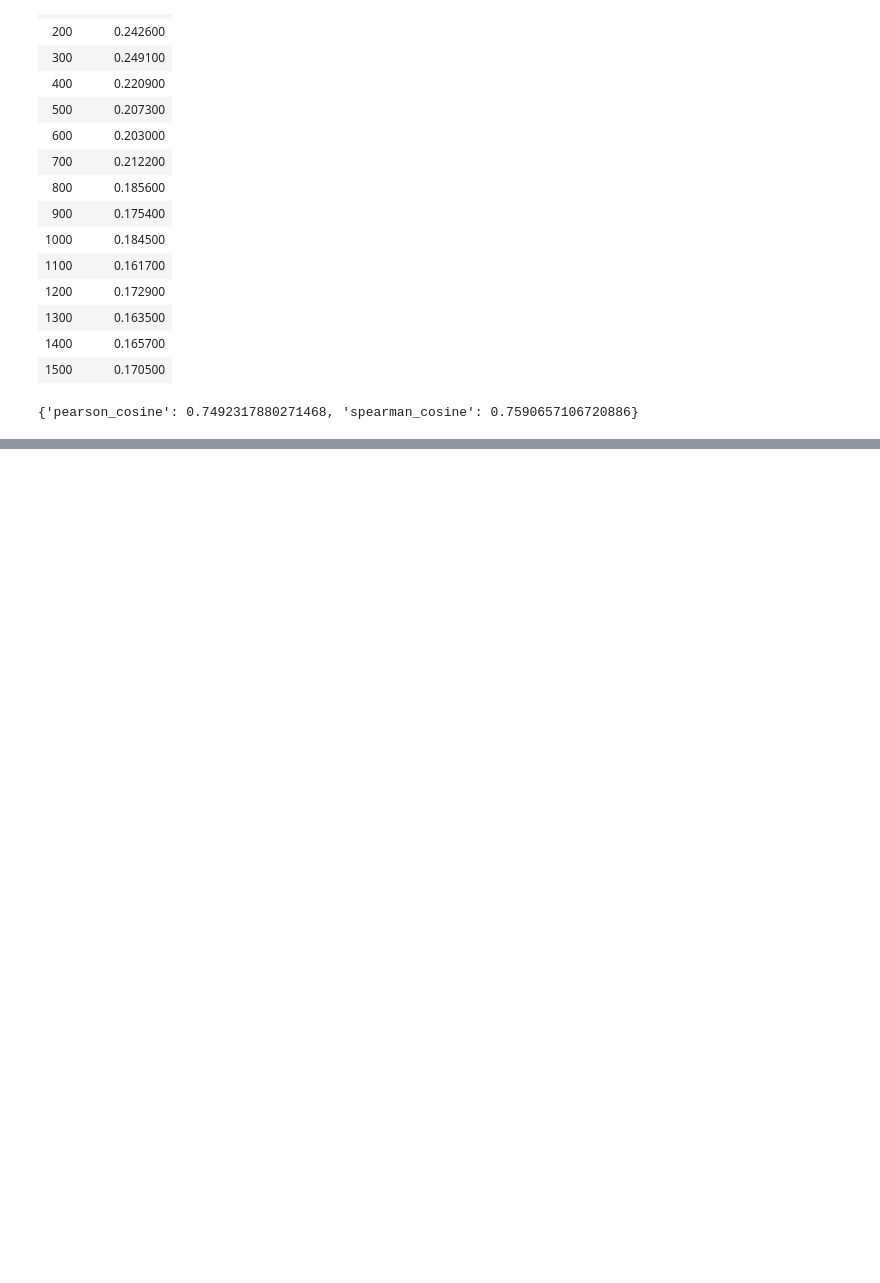
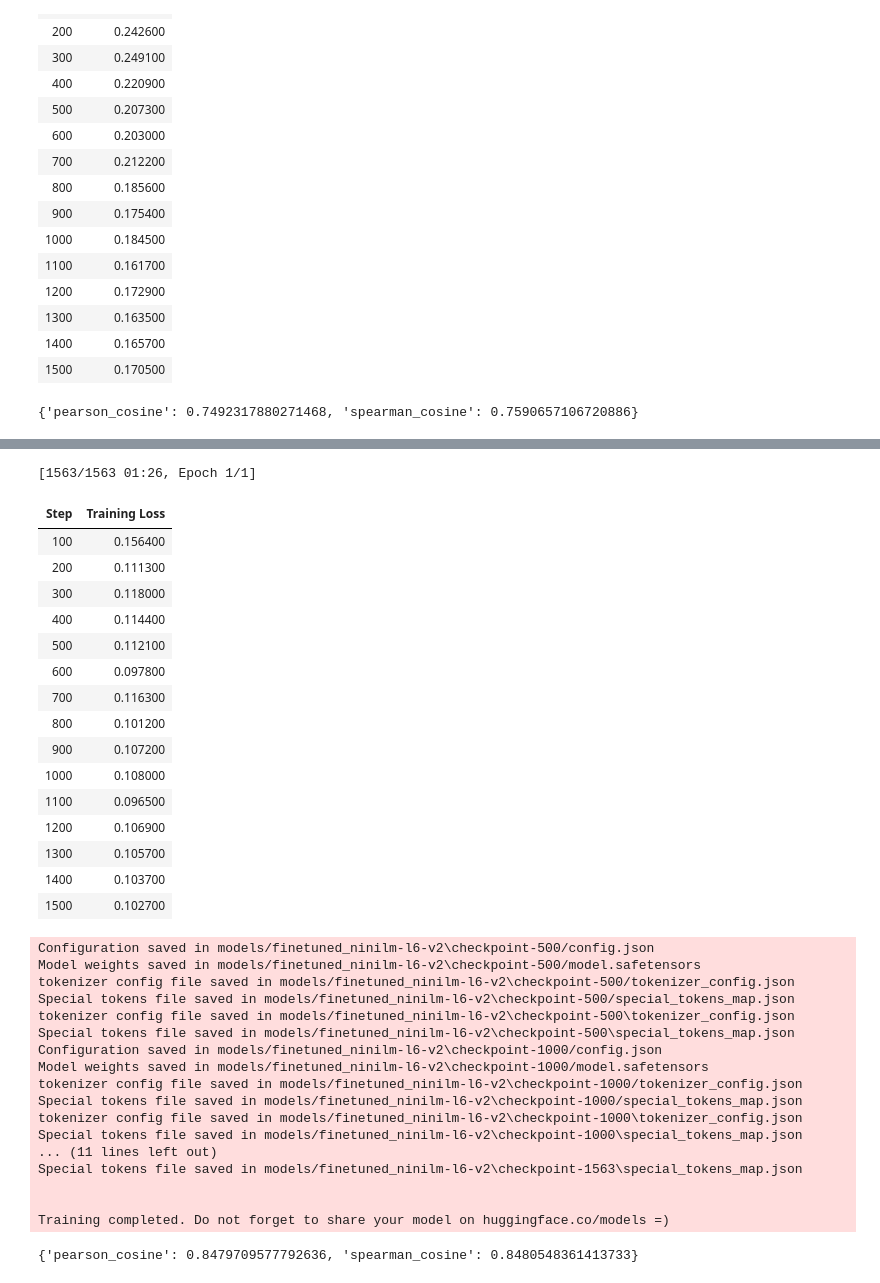
Before and after one commit to ParryingDagger/llm-hands-on, a Jupyter notebook: c10-build-embedding-model.ipynb, the cells around one changed output, grey strips where cells are left out. Cells and saved outputs as stored; diff of their text form; code cells hidden in the pictures; blank space fills up the shorter version.

Commit message:
finetune

```diff
--- a/c10-build-embedding-model.ipynb
+++ b/c10-build-embedding-model.ipynb
@@ -291,0 +296,42 @@ No sentence-transformers model found with name bert-base-uncased. Creating a new
+# %%
+from datasets import load_dataset
+from sentence_transformers.evaluation import EmbeddingSimilarityEvaluator
+from sentence_transformers import losses, SentenceTransformer
+from sentence_transformers.trainer import SentenceTransformerTrainer
+from sentence_transformers.training_args import SentenceTransformerTrainingArguments
+
+
+train_dataset = load_dataset('glue', 'mnli', split='train').select(range(50_000))
+train_dataset = train_dataset.remove_columns('idx')
+
+val_sts = load_dataset('glue', 'stsb', split='validation')
+evaluator = EmbeddingSimilarityEvaluator(
+    sentences1=val_sts['sentence1'],
+    sentences2=val_sts['sentence2'],
+    scores=[score/5 for score in val_sts['label']],
+    main_similarity='cosine',
+)
+
+embedding_model = SentenceTransformer('sentence-transformers/all-MiniLM-L6-v2')
+train_loss = losses.MultipleNegativesRankingLoss(embedding_model)
+args = SentenceTransformerTrainingArguments(
+    output_dir='models/finetuned_ninilm-l6-v2',
+    num_train_epochs=1,
+    per_device_train_batch_size=32,
+    per_device_eval_batch_size=32,
+    warmup_steps=100,
+    fp16=True,
+    eval_steps=100,
+    logging_steps=100,
+)
+trainer = SentenceTransformerTrainer(
+    model=embedding_model,
+    args=args,
+    train_dataset=train_dataset,
+    loss=train_loss,
+    evaluator=evaluator,
+)
+
+trainer.train()
+evaluator(embedding_model)
+# %% [output]
@@ -291,0 +381,35 @@ No sentence-transformers model found with name bert-base-uncased. Creating a new
+[1563/1563 01:26, Epoch 1/1]
+| Step | Training Loss |
+| 100 | 0.156400 |
+| 200 | 0.111300 |
+| 300 | 0.118000 |
+| 400 | 0.114400 |
+| 500 | 0.112100 |
+| 600 | 0.097800 |
+| 700 | 0.116300 |
+| 800 | 0.101200 |
+| 900 | 0.107200 |
+| 1000 | 0.108000 |
+| 1100 | 0.096500 |
+| 1200 | 0.106900 |
+| 1300 | 0.105700 |
+| 1400 | 0.103700 |
+| 1500 | 0.102700 |
+Configuration saved in models/finetuned_ninilm-l6-v2\checkpoint-500/config.json
+Model weights saved in models/finetuned_ninilm-l6-v2\checkpoint-500/model.safetensors
+tokenizer config file saved in models/finetuned_ninilm-l6-v2\checkpoint-500/tokenizer_config.json
+Special tokens file saved in models/finetuned_ninilm-l6-v2\checkpoint-500/special_tokens_map.json
+tokenizer config file saved in models/finetuned_ninilm-l6-v2\checkpoint-500\tokenizer_config.json
+Special tokens file saved in models/finetuned_ninilm-l6-v2\checkpoint-500\special_tokens_map.json
+Configuration saved in models/finetuned_ninilm-l6-v2\checkpoint-1000/config.json
+Model weights saved in models/finetuned_ninilm-l6-v2\checkpoint-1000/model.safetensors
+tokenizer config file saved in models/finetuned_ninilm-l6-v2\checkpoint-1000/tokenizer_config.json
+Special tokens file saved in models/finetuned_ninilm-l6-v2\checkpoint-1000/special_tokens_map.json
+tokenizer config file saved in models/finetuned_ninilm-l6-v2\checkpoint-1000\tokenizer_config.json
+Special tokens file saved in models/finetuned_ninilm-l6-v2\checkpoint-1000\special_tokens_map.json
+... (11 lines left out)
+Special tokens file saved in models/finetuned_ninilm-l6-v2\checkpoint-1563\special_tokens_map.json
+
+
+Training completed. Do not forget to share your model on huggingface.co/models =)
+{'pearson_cosine': 0.8479709577792636, 'spearman_cosine': 0.8480548361413733}
```
Also changed, not shown: parts of 12 cells of this notebook, 1 other file.
